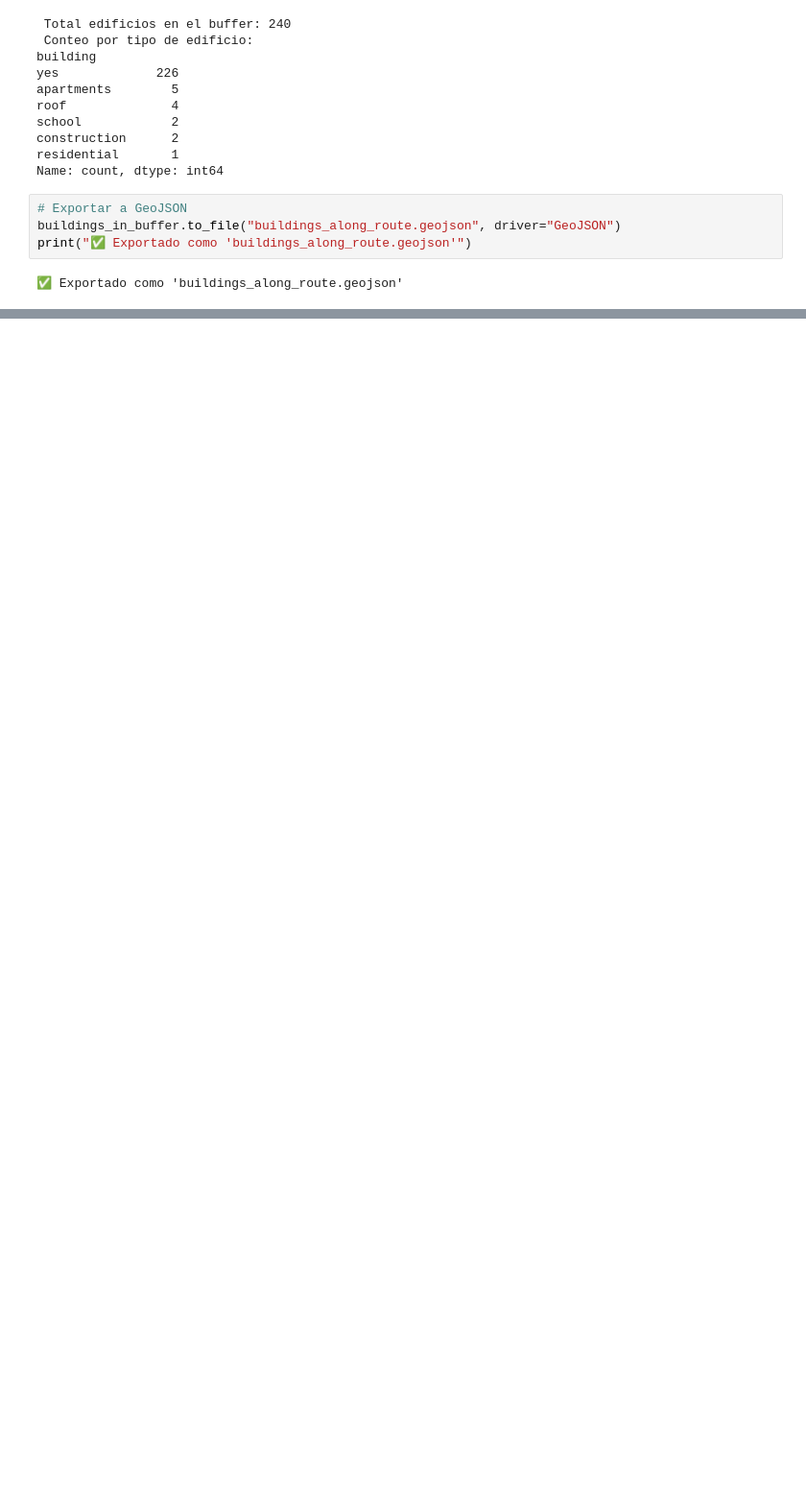
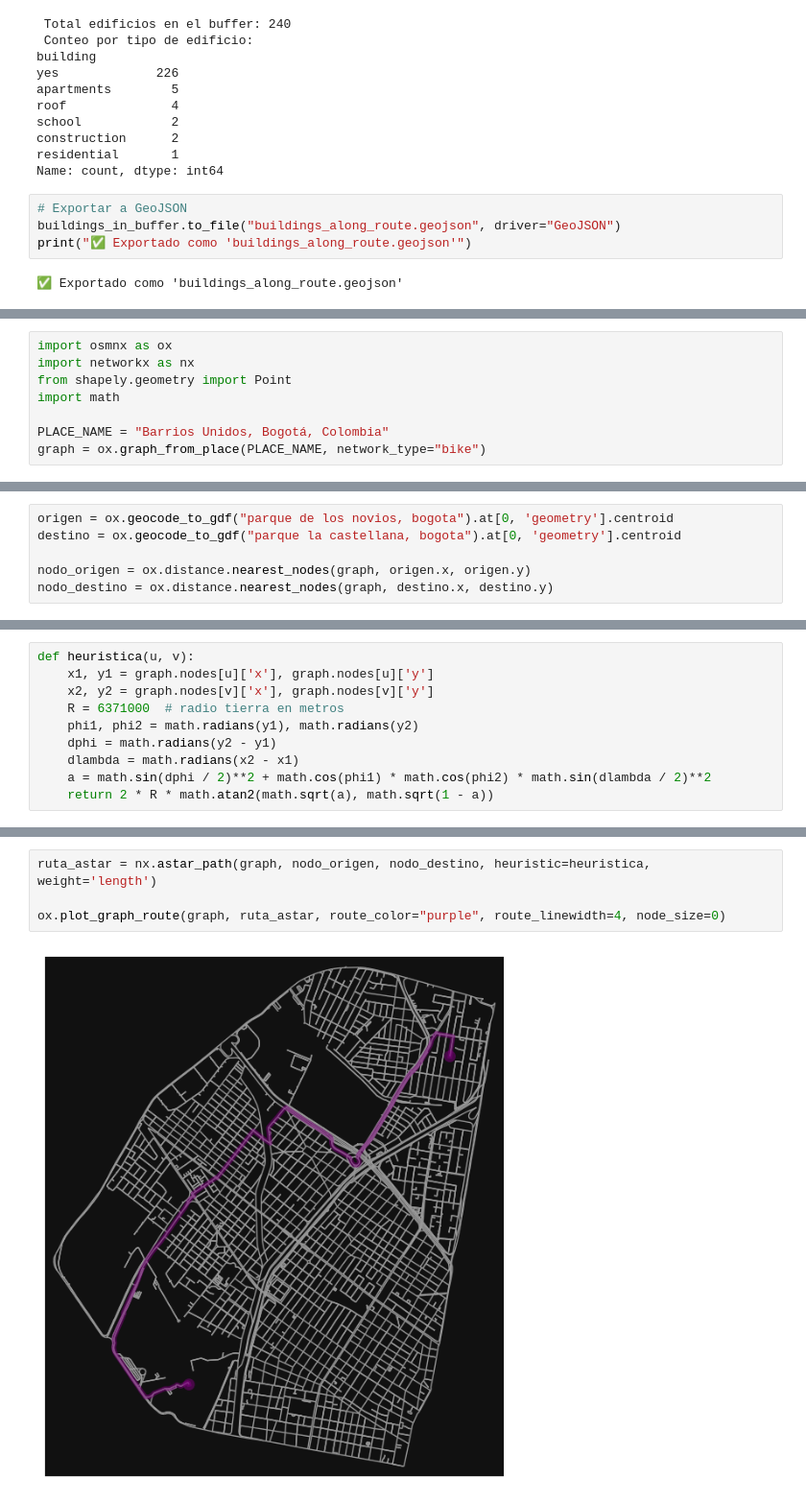
Before and after one commit to camiloaros/ConectarGitHub, a Jupyter notebook: JCArosC_Workshop4.ipynb, the cells around one changed output, grey strips where cells are left out. Shown at 96% size. Drawn from its saved outputs; the diff is of its cells as text; blank space fills up the shorter version.

Commit message:
Actualización del taller: ruta A* y análisis espacial de edificios

```diff
--- a/JCArosC_Workshop4.ipynb
+++ b/JCArosC_Workshop4.ipynb
@@ -689,0 +697,8 @@ print("✅ Exportado como 'buildings_along_route.geojson'")
+# %%
+import osmnx as ox
+import networkx as nx
+from shapely.geometry import Point
+import math
+
+PLACE_NAME = "Barrios Unidos, Bogotá, Colombia"
+graph = ox.graph_from_place(PLACE_NAME, network_type="bike")
@@ -689,0 +707,6 @@ print("✅ Exportado como 'buildings_along_route.geojson'")
+# %%
+origen = ox.geocode_to_gdf("parque de los novios, bogota").at[0, 'geometry'].centroid
+destino = ox.geocode_to_gdf("parque la castellana, bogota").at[0, 'geometry'].centroid
+
+nodo_origen = ox.distance.nearest_nodes(graph, origen.x, origen.y)
+nodo_destino = ox.distance.nearest_nodes(graph, destino.x, destino.y)
@@ -689,0 +715,10 @@ print("✅ Exportado como 'buildings_along_route.geojson'")
+# %%
+def heuristica(u, v):
+    x1, y1 = graph.nodes[u]['x'], graph.nodes[u]['y']
+    x2, y2 = graph.nodes[v]['x'], graph.nodes[v]['y']
+    R = 6371000  # radio tierra en metros
+    phi1, phi2 = math.radians(y1), math.radians(y2)
+    dphi = math.radians(y2 - y1)
+    dlambda = math.radians(x2 - x1)
+    a = math.sin(dphi / 2)**2 + math.cos(phi1) * math.cos(phi2) * math.sin(dlambda / 2)**2
+    return 2 * R * math.atan2(math.sqrt(a), math.sqrt(1 - a))
@@ -689,0 +727,6 @@ print("✅ Exportado como 'buildings_along_route.geojson'")
+# %%
+ruta_astar = nx.astar_path(graph, nodo_origen, nodo_destino, heuristic=heuristica, weight='length')
+
+ox.plot_graph_route(graph, ruta_astar, route_color="purple", route_linewidth=4, node_size=0)
+# %% [output]
+[figure, added]
```
Also changed, not shown: parts of 42 cells of this notebook.
